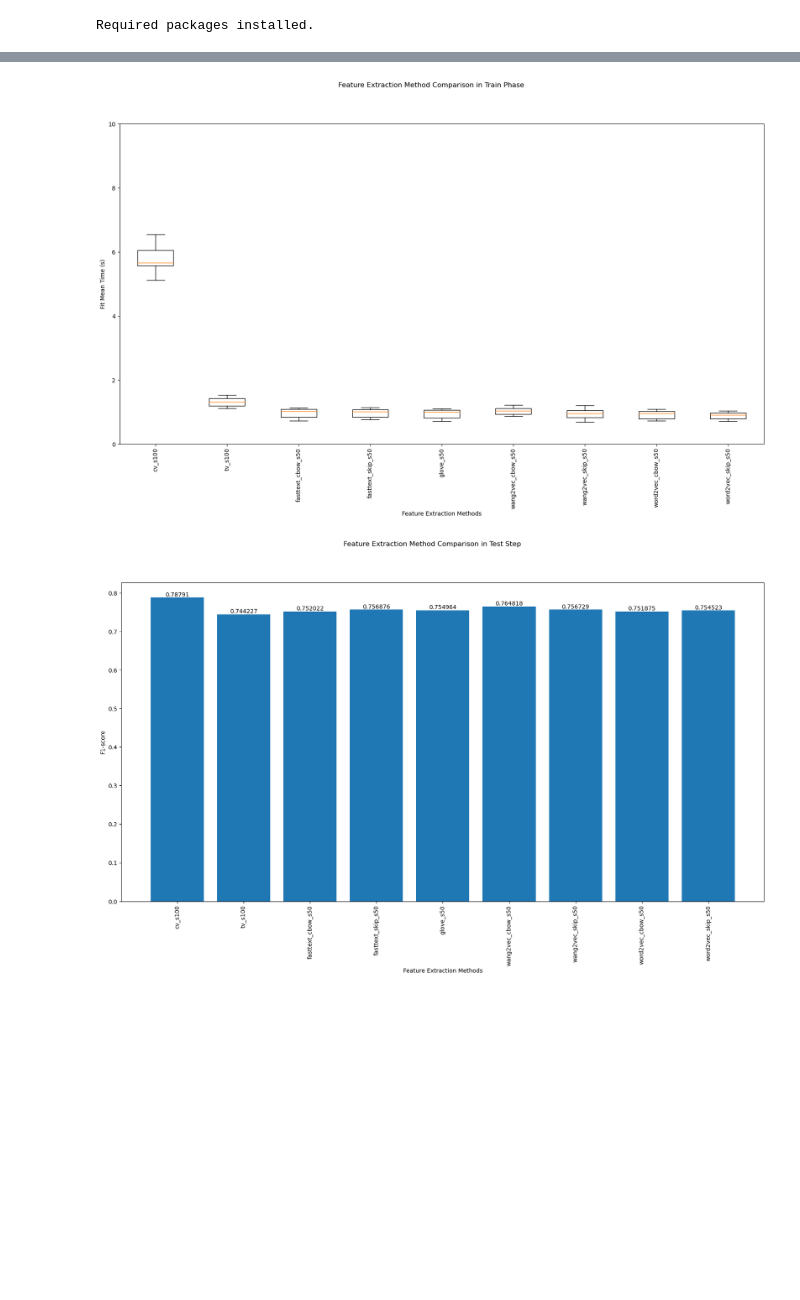
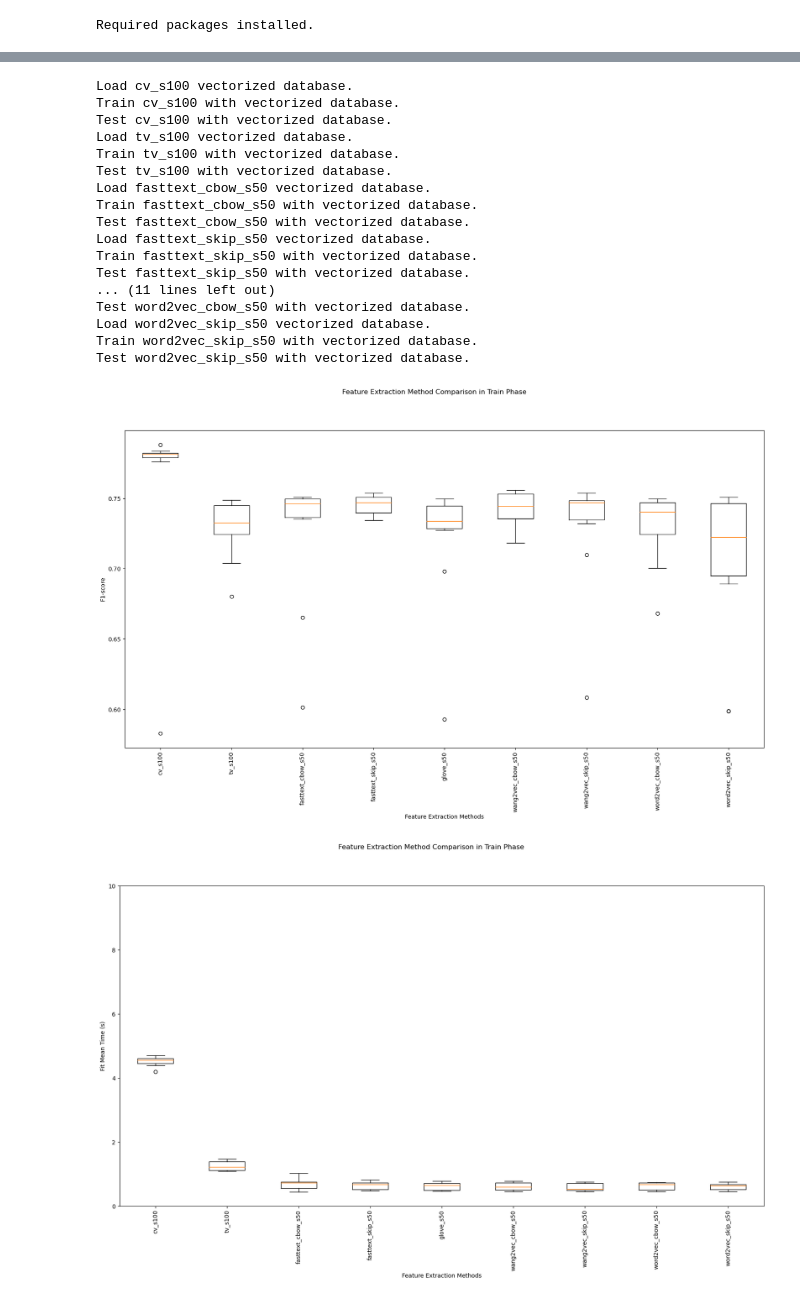
Before and after one commit to gomesluiz/product-review-analytics, a Jupyter notebook: notebooks/05 - Data Modeling and Evaluation.ipynb, the cells around one changed output, grey strips where cells are left out. Cells and saved outputs as stored; diff of their text form; code cells hidden in the pictures; blank space fills up the shorter version.

```diff
--- a/notebooks/05 - Data Modeling and Evaluation.ipynb
+++ b/notebooks/05 - Data Modeling and Evaluation.ipynb
@@ -30,7 +30,7 @@ def load_pickle_dataset(path):
         path (str): The full dataset file.
 
     Returns:
-        dataframe: A pandas dataframe.
+        features(array) and target(array):
     """
 
     # Get the features and target variable.
@@ -141,25 +149,25 @@ plt.show()
-# %%
-fig, ax = plt.subplots(figsize=(20,10))
-
-plt.xticks(rotation=90)
-plt.ylim(0.0, 10.0)
-
-fig.suptitle('Feature Extraction Method Comparison in Train Phase')
-_ = plt.boxplot(train_times)
-ax.set_xticklabels(vectorizer_names)
-ax.set_ylabel('Fit Mean Time (s)')
-ax.set_xlabel('Feature Extraction Methods')
-plt.show()
-# %% [output]
-[figure, removed]
-# %%
-fig, ax = plt.subplots(figsize=(20,10))
-plt.xticks(rotation=90)
-fig.suptitle('Feature Extraction Method Comparison in Test Step')
-bars = plt.bar(vectorizer_names, test_scores)
-ax.set_ylabel('F1-score')
-ax.set_xlabel('Feature Extraction Methods')
-ax.bar_label(bars)
-plt.show()
-# %% [output]
-[figure, removed]
+# %%
+# baseline estimator
+vectorizer_names  = ["cv_s100", "tv_s100", "fasttext_cbow_s50", "fasttext_skip_s50", "glove_s50", "wang2vec_cbow_s50", "wang2vec_skip_s50", "word2vec_cbow_s50", "word2vec_skip_s50"]
+train_scores, train_times, test_scores = train_test_model(vectorizer_names, knn_estimator, knn_estimator_distributions)
+plot_train_test_scores(train_scores, train_times, test_scores, vectorizer_names)
+# %% [output]
+Load cv_s100 vectorized database.
+Train cv_s100 with vectorized database.
+Test cv_s100 with vectorized database.
+Load tv_s100 vectorized database.
+Train tv_s100 with vectorized database.
+Test tv_s100 with vectorized database.
+Load fasttext_cbow_s50 vectorized database.
+Train fasttext_cbow_s50 with vectorized database.
+Test fasttext_cbow_s50 with vectorized database.
+Load fasttext_skip_s50 vectorized database.
+Train fasttext_skip_s50 with vectorized database.
+Test fasttext_skip_s50 with vectorized database.
+... (11 lines left out)
+Test word2vec_cbow_s50 with vectorized database.
+Load word2vec_skip_s50 vectorized database.
+Train word2vec_skip_s50 with vectorized database.
+Test word2vec_skip_s50 with vectorized database.
+[figure, added]
+[figure, added]
```
Also changed, not shown: parts of 6 cells of this notebook, 1 other file.
